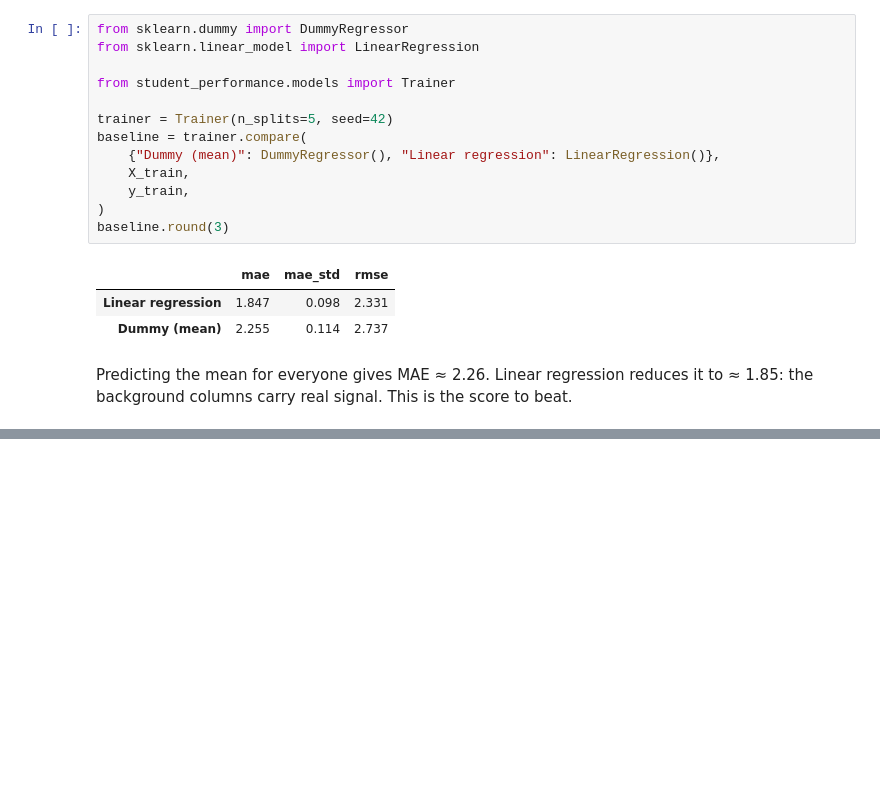
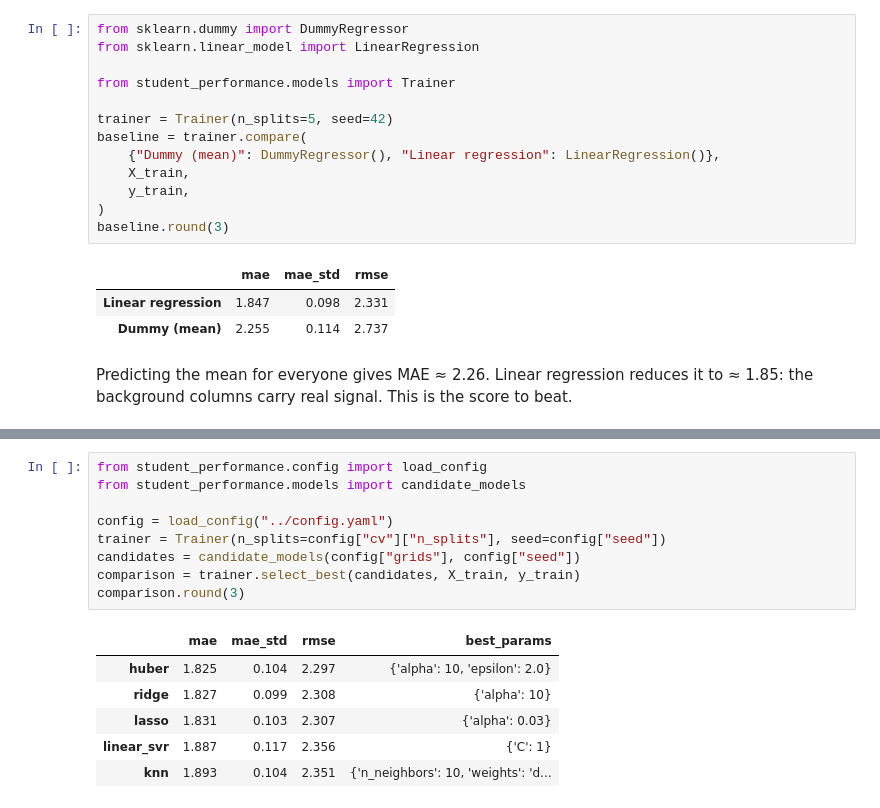
Before and after one commit to sureyeahman/student-performance, a Jupyter notebook: notebooks/analysis.ipynb, the cells around one changed output, grey strips where cells are left out. Drawn from its saved outputs; the diff is of its cells as text; blank space fills up the shorter version.

```diff
--- a/notebooks/analysis.ipynb
+++ b/notebooks/analysis.ipynb
@@ -187,0 +192,16 @@ Predicting the mean for everyone gives MAE ≈ 2.26. Linear regression reduces i
+# %%
+from student_performance.config import load_config
+from student_performance.models import candidate_models
+
+config = load_config("../config.yaml")
+trainer = Trainer(n_splits=config["cv"]["n_splits"], seed=config["seed"])
+candidates = candidate_models(config["grids"], config["seed"])
+comparison = trainer.select_best(candidates, X_train, y_train)
+comparison.round(3)
+# %% [output]
+|  | mae | mae_std | rmse | best_params |
+| huber | 1.825 | 0.104 | 2.297 | {'alpha': 10, 'epsilon': 2.0} |
+| ridge | 1.827 | 0.099 | 2.308 | {'alpha': 10} |
+| lasso | 1.831 | 0.103 | 2.307 | {'alpha': 0.03} |
+| linear_svr | 1.887 | 0.117 | 2.356 | {'C': 1} |
+| knn | 1.893 | 0.104 | 2.351 | {'n_neighbors': 10, 'weights': 'd... |
```
Also changed, not shown: parts of 13 cells of this notebook, 5 other files.
